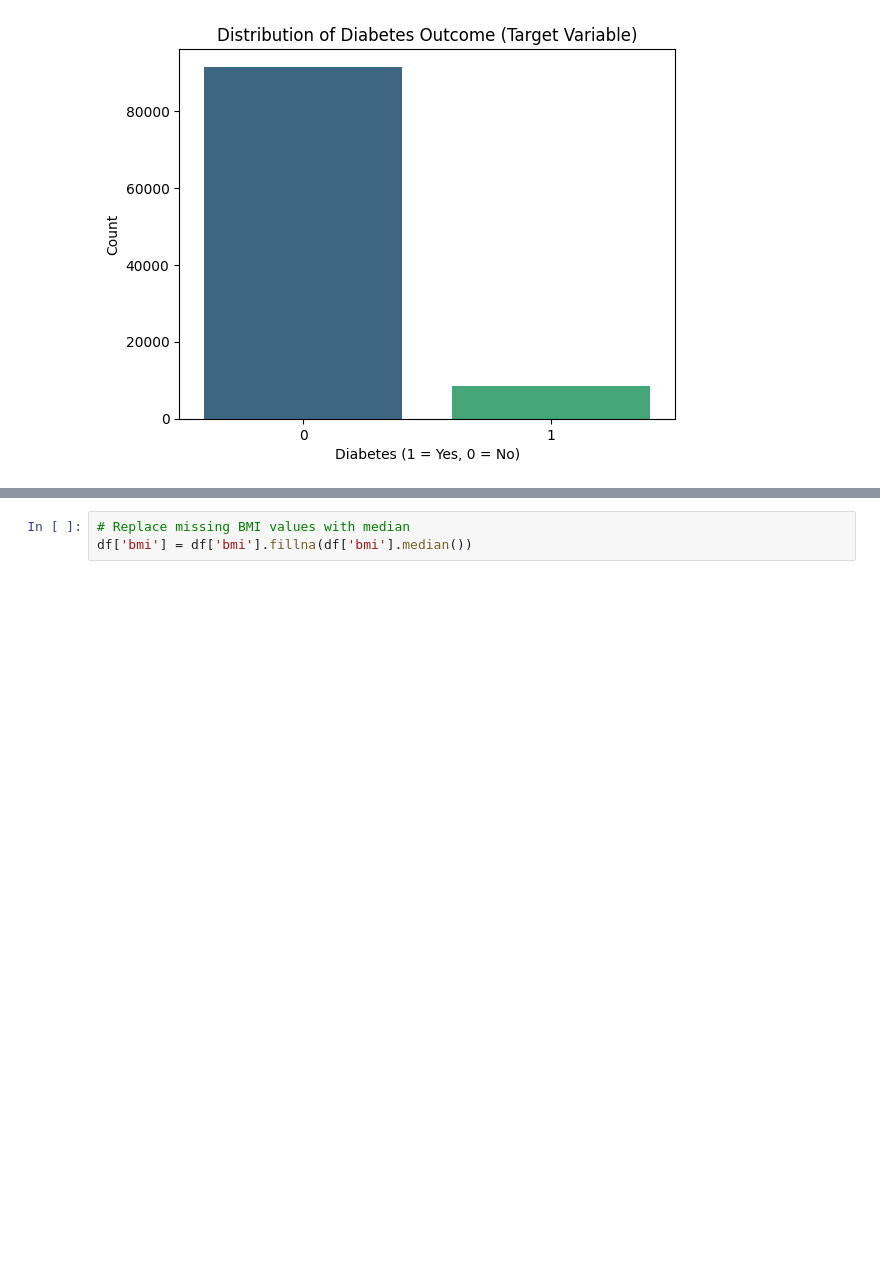
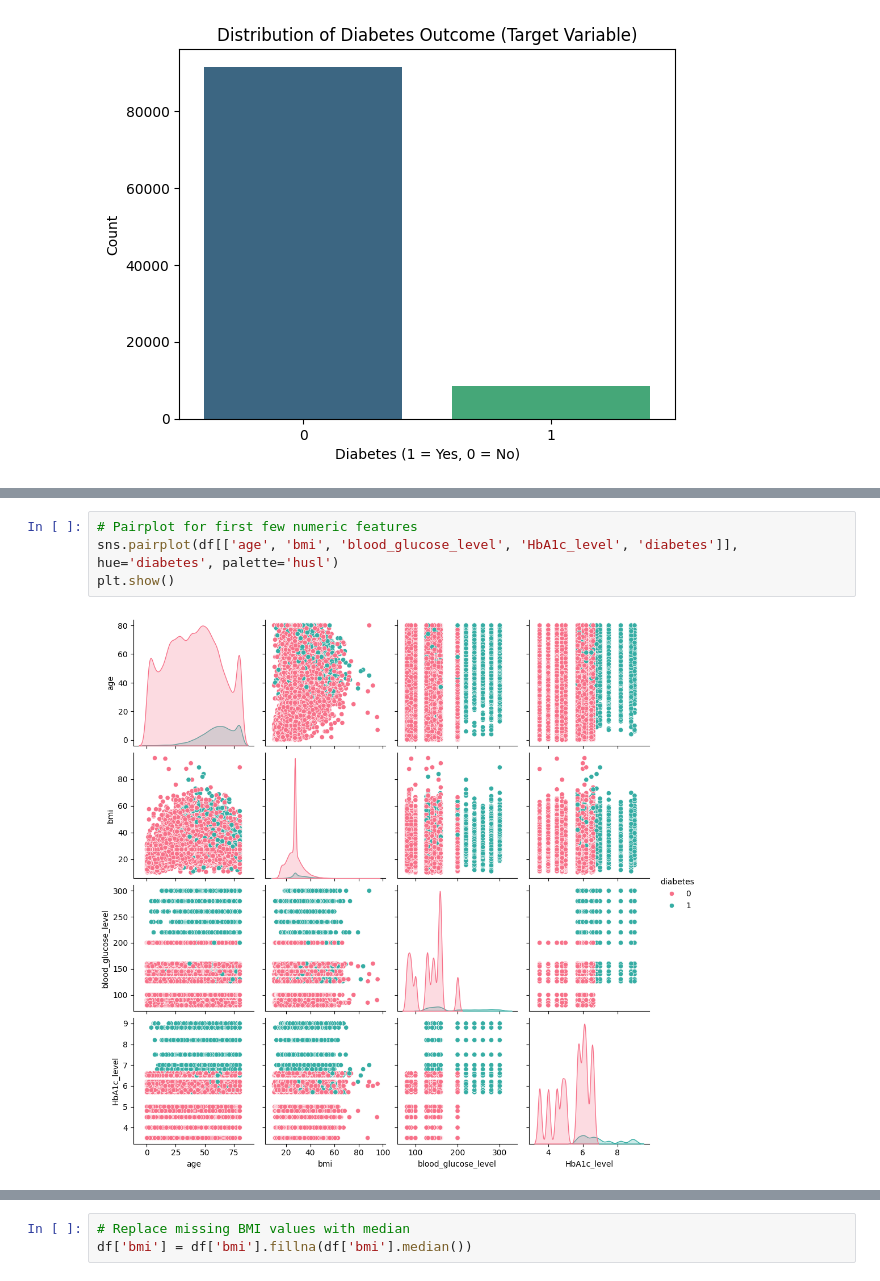
Before and after one commit to yevintheenura01/DL_Assignment, a Jupyter notebook: Diabetes.ipynb, the cells around one changed output, grey strips where cells are left out. Drawn from its saved outputs; the diff is of its cells as text; blank space fills up the shorter version.

```diff
--- a/Diabetes.ipynb
+++ b/Diabetes.ipynb
@@ -131,3 +142,9 @@ New Shape: (96146, 9)
+# %%
+# Pairplot for first few numeric features
+sns.pairplot(df[['age', 'bmi', 'blood_glucose_level', 'HbA1c_level', 'diabetes']], hue='diabetes', palette='husl')
+plt.show()
+# %% [output]
+[figure, added]
 # %%
 #  (Enhanced) - Data Preprocessing
 # =======================================
```
Also changed, not shown: parts of 33 cells of this notebook.
